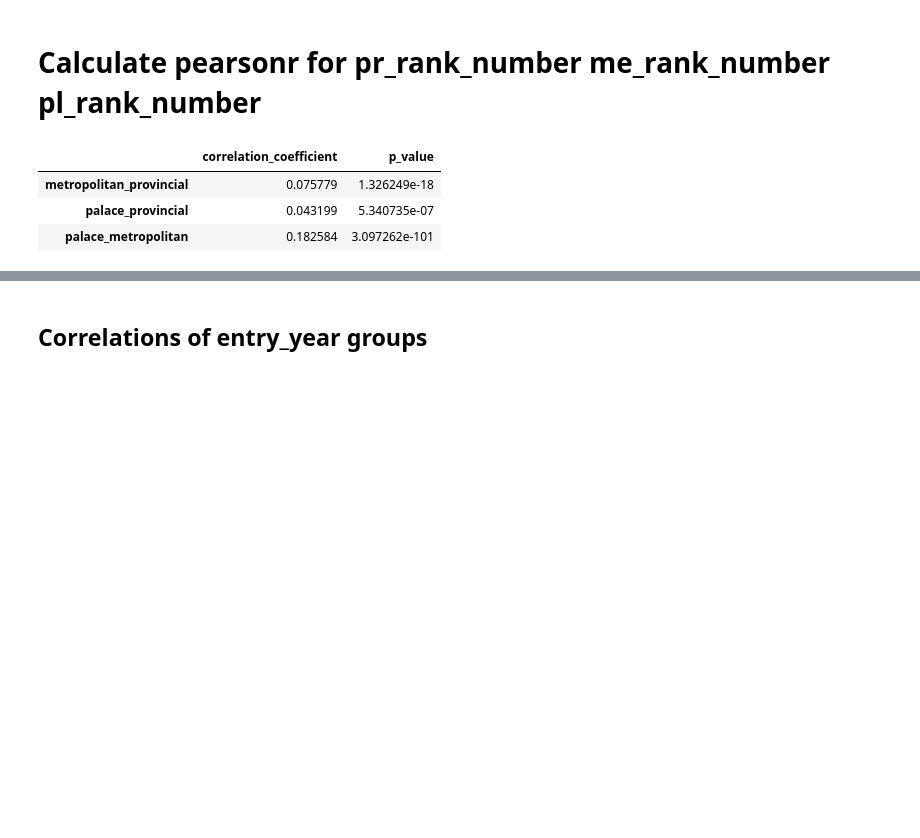
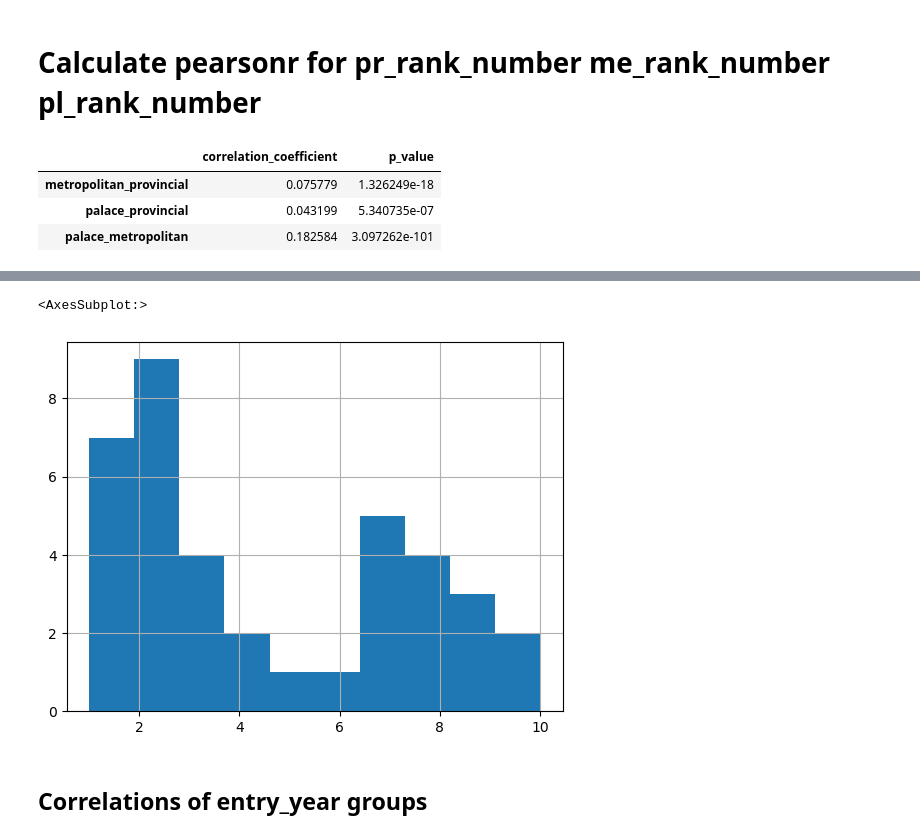
Before and after one commit to sudoghut/ming_provincial_metropolitan_palace_exam_rank_correlation, a Jupyter notebook: ming_provincial_metropolitan_palace_exam_rank_correlation.ipynb, the cells around one changed output, grey strips where cells are left out. Cells and saved outputs as stored; diff of their text form; code cells hidden in the pictures; blank space fills up the shorter version.

```diff
--- a/ming_provincial_metropolitan_palace_exam_rank_correlation.ipynb
+++ b/ming_provincial_metropolitan_palace_exam_rank_correlation.ipynb
@@ -223,3 +266,9 @@ correlation_df
+# %%
+input_data_df_pr_rank_1_me_less_than_10 = input_data_df_pr_rank_1[input_data_df_pr_rank_1['me_rank_number'] <= 10]
+input_data_df_pr_rank_1_me_less_than_10['me_rank_number'].hist()
+# %% [output]
+<AxesSubplot:>
+[figure, added]
 # %% [markdown]
 ## Correlations of entry_year groups
 # %%
```
Also changed, not shown: parts of 7 cells of this notebook, 1 other file.
